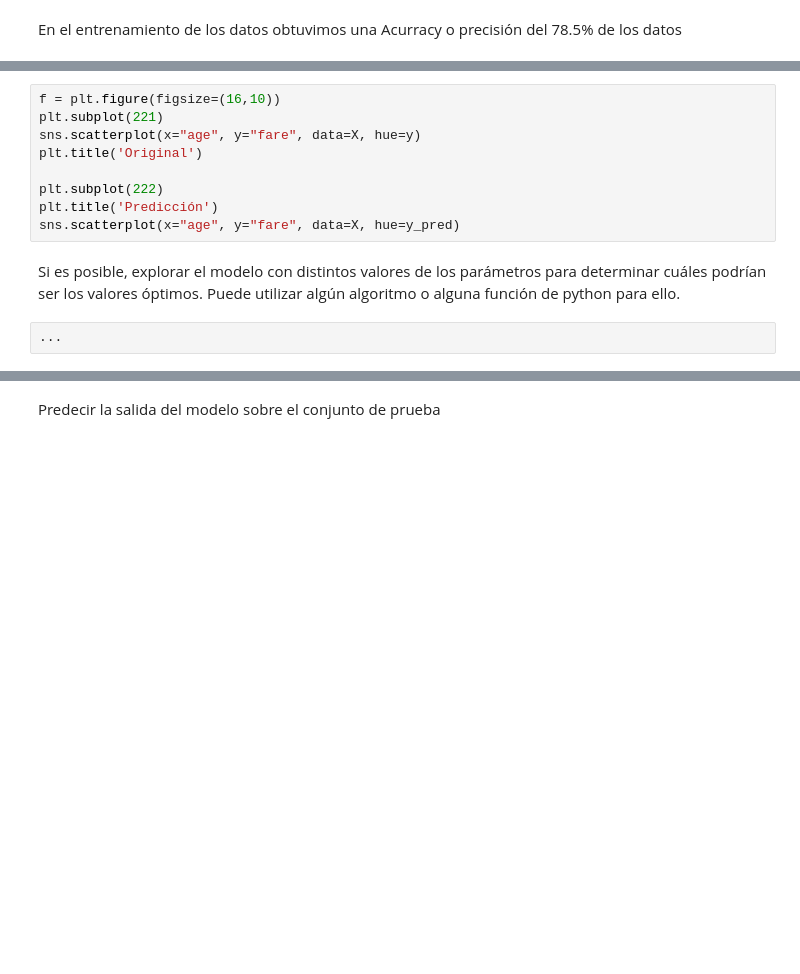
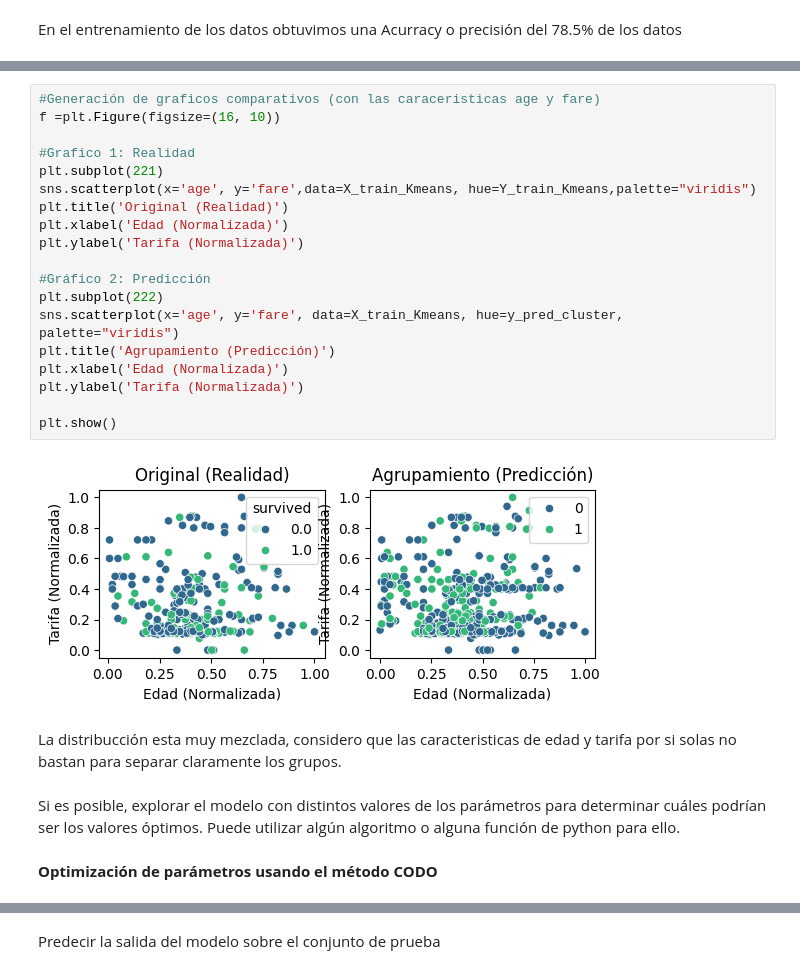
Before and after one commit to ivancepedagomez-sys/Proyecto_Titanic, a Jupyter notebook: Titanic_Project.ipynb, the cells around one changed output, grey strips where cells are left out. Cells and saved outputs as stored; diff of their text form; blank space fills up the shorter version.

Commit message:
Aprendizaje No Supervisado Algoritmo KMeans para Clustering Finalizado

```diff
--- a/Titanic_Project.ipynb
+++ b/Titanic_Project.ipynb
@@ -2048,13 +2048,27 @@ En el entrenamiento de los datos obtuvimos una Acurracy o precisión del 78.5% d
 # %%
-f = plt.figure(figsize=(16,10))
+#Generación de graficos comparativos (con las caraceristicas age y fare)
+f =plt.Figure(figsize=(16, 10))
+
+#Grafico 1: Realidad
 plt.subplot(221)
-sns.scatterplot(x="age", y="fare", data=X, hue=y)
-plt.title('Original')
+sns.scatterplot(x='age', y='fare',data=X_train_Kmeans, hue=Y_train_Kmeans,palette="viridis")
+plt.title('Original (Realidad)')
+plt.xlabel('Edad (Normalizada)')
+plt.ylabel('Tarifa (Normalizada)')
 
+#Gráfico 2: Predicción
 plt.subplot(222)
-plt.title('Predicción')
-sns.scatterplot(x="age", y="fare", data=X, hue=y_pred)
+sns.scatterplot(x='age', y='fare', data=X_train_Kmeans, hue=y_pred_cluster, palette="viridis")
+plt.title('Agrupamiento (Predicción)')
+plt.xlabel('Edad (Normalizada)')
+plt.ylabel('Tarifa (Normalizada)')
+
+plt.show()
+# %% [output]
+[figure, added]
+# %% [markdown]
+La distribucción esta muy mezclada, considero que las caracteristicas de edad y tarifa por si solas no bastan para separar claramente los grupos.
 # %% [markdown]
  Si es posible, explorar el modelo con distintos valores de los parámetros para determinar cuáles podrían ser los valores óptimos. Puede utilizar algún algoritmo o alguna función de python para ello.
-# %%
-...
+# %% [markdown]
+**Optimización de parámetros usando el método CODO**
```
Also changed, not shown: parts of 15 cells of this notebook.
